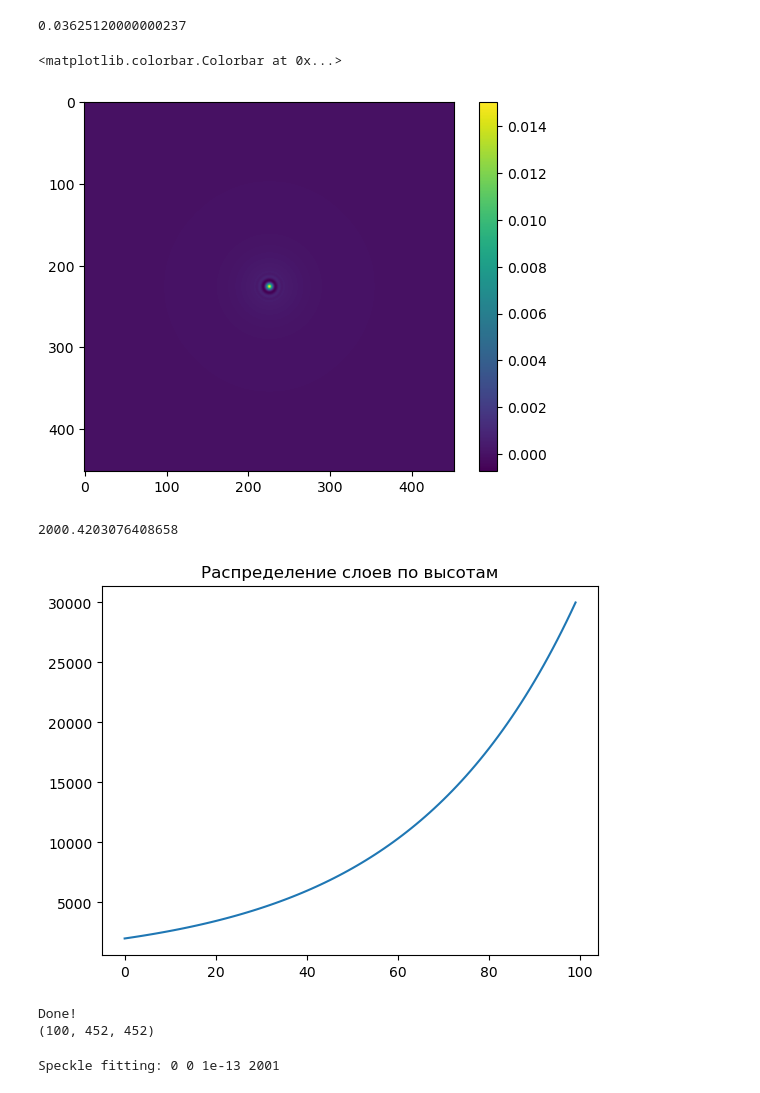
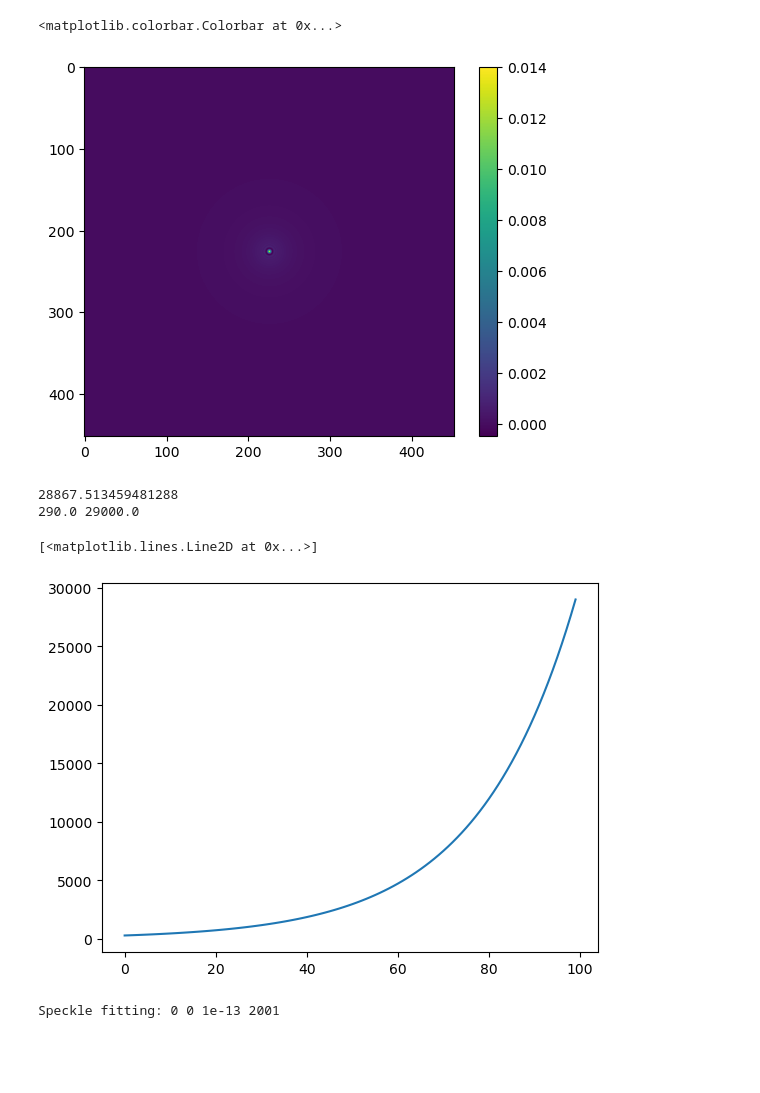
Before and after one commit to AntonMate/domecam, a Jupyter notebook: curvefitting.ipynb, the cells around one changed output. Cells and saved outputs as stored; diff of their text form; code cells hidden in the pictures; blank space fills up the shorter version.

```diff
--- a/curvefitting.ipynb
+++ b/curvefitting.ipynb
@@ -151,35 +156,32 @@ Text(0.5, 1.0, 'cross-corr, (452, 452)')
 # %%
-st = time.perf_counter()
-gamma_poly(X, Y, 0, 0, 1e-13, 2000)
-print(time.perf_counter()-st)
 plt.imshow(gamma_poly(X, Y, 0, 0, 1e-13, 2000))
 plt.colorbar()
 # %% [output]
-0.03625120000000237
+<matplotlib.colorbar.Colorbar at 0x...>
-<matplotlib.colorbar.Colorbar at 0x...>
-[figure, old version]
+[figure, new version]
 # %%
-a1 = 3*np.logspace(2.824, 4, num=100, base=10)
-print(a1[0])
-a1[0]=2000
-plt.figure()
+h_max = 25000
+al = 60
+z_max = h_max/(np.cos(np.deg2rad(90-al)))
+print(z_max)
+a1 = round((z_max/10000),1) * np.logspace(2, 4, num=100, base=10)
+np.savetxt('C:/astro/domecam/z.gz', a1)
+print(a1[0], a1[-1])
 plt.plot(a1)
-plt.title('Распределение слоев по высотам')
-plt.show()
 
-gammas = np.ndarray(shape=(len(a1), cjk.shape[0], cjk.shape[1]))
-for i in range(len(a1)):
-    gammas[i] = gamma_poly(X, Y, 0, 0, 1e-13, a1[i])
-print('Done!')
-np.save(f'C:/astro/domecam/gammas0_5.npy', gammas)
-del gammas
-gammas = np.load(f'C:/astro/domecam/gammas0_5.npy')
-print(gammas.shape)
+# gammas = np.ndarray(shape=(len(a1), cjk.shape[0], cjk.shape[1]))
+# for i in range(len(a1)):
+#     gammas[i] = gamma_poly(X, Y, 0, 0, 1e-13, a1[i])
+# print('Done!')
+# np.save(f'C:/astro/domecam/gammas.npy', gammas)
+# del gammas
+# gammas = np.load(f'C:/astro/domecam/gammas.npy')
+# print(gammas.shape)
 # %% [output]
-2000.4203076408658
+28867.513459481288
+290.0 29000.0
+[<matplotlib.lines.Line2D at 0x...>]
-[figure, old version]
+[figure, new version]
-Done!
-(100, 452, 452)
 # %%
 def multi_speckle_fit(params=None, ydata=None):
     global xdata, sec_per_frame, latency, delta, z_0
```
Also changed, not shown: parts of 1 cell of this notebook, 1 other file.
